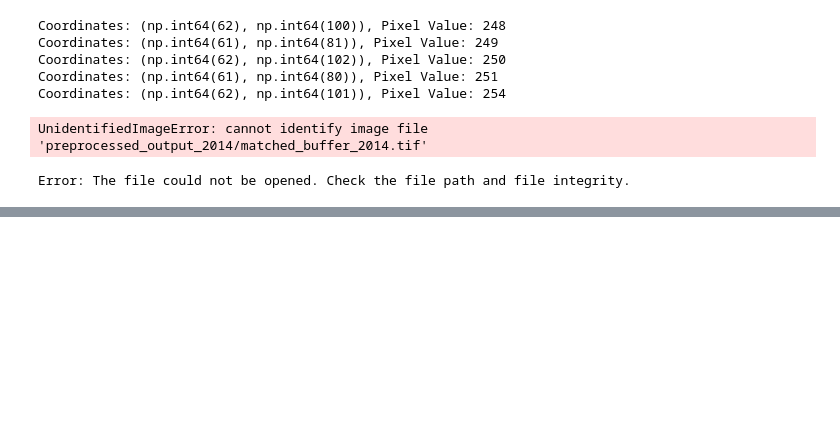
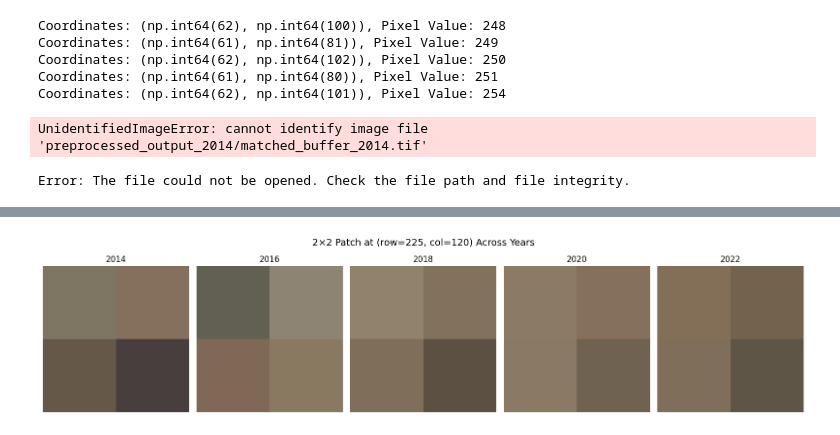
Before and after one commit to DeveshParagiri/tree-mortality, a Jupyter notebook: test.ipynb, the cells around one changed output, grey strips where cells are left out. Saved outputs shown, nothing was run; the diff lists cells and outputs as text; code cells hidden in the pictures; blank space fills up the shorter version.

```diff
--- a/test.ipynb
+++ b/test.ipynb
@@ -115,0 +184,26 @@ Error: The file could not be opened. Check the file path and file integrity.
+# %%
+import matplotlib.pyplot as plt
+import numpy as np
+import rasterio
+
+YEARS = [2014, 2016, 2018, 2020, 2022]
+BASE_PATH = "preprocessed_output_{year}/matched_buffer_{year}.tif"
+row, col = 225, 120  # from your match
+
+fig, axs = plt.subplots(1, len(YEARS), figsize=(16, 4))
+for i, year in enumerate(YEARS):
+    path = BASE_PATH.format(year=year)
+    with rasterio.open(path) as src:
+        rgb = src.read([1, 2, 3])  # shape: (3, H, W)
+        patch = rgb[:, row:row+2, col:col+2]
+        patch = np.transpose(patch, (1, 2, 0))  # shape: (2, 2, 3)
+
+    axs[i].imshow(patch.astype(np.uint8))
+    axs[i].set_title(f"{year}")
+    axs[i].axis("off")
+
+plt.suptitle(f"2×2 Patch at (row={row}, col={col}) Across Years", fontsize=14)
+plt.tight_layout()
+plt.show()
+# %% [output]
+[figure, added]
```
Also changed, not shown: parts of 16 cells of this notebook, 13 other files.
